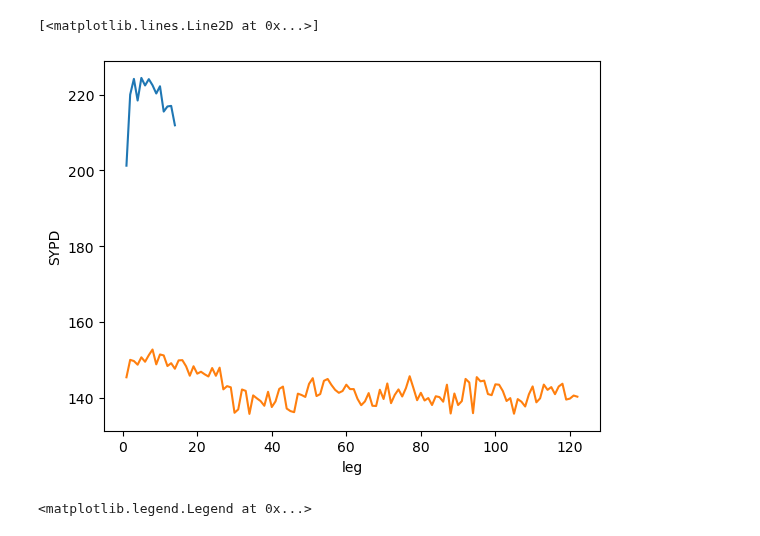
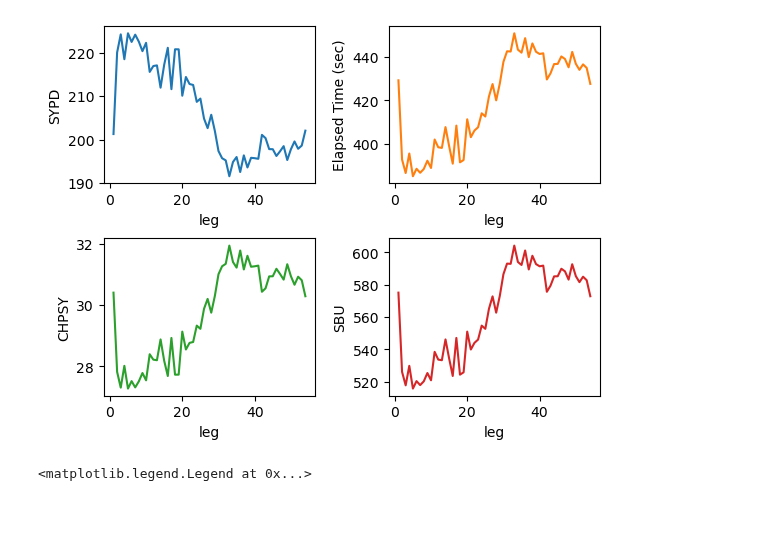
Before and after one commit to asozza/stece, a Jupyter notebook: lobs/test.ipynb, the cells around one changed output. Saved outputs shown, nothing was run; the diff lists cells and outputs as text; code cells hidden in the pictures.

Commit message:
lobs update: table and multiplots

```diff
--- a/lobs/test.ipynb
+++ b/lobs/test.ipynb
@@ -9,11 +9,9 @@ import numpy as np
 import matplotlib.pyplot as plt
 import lobs_tools as lt
 # %%
-lt.plot_sypd_vs_time('ut00', 0)
-lt.plot_sypd_vs_time('re00', 0)
+lt.multiplot_vs_time('ut00', 0)
 # %% [output]
-[<matplotlib.lines.Line2D at 0x...>]
-[figure, old version]
+[figure, new version]
 # %%
 lt.plot_sypd_vs_time('z008', 0)
 lt.plot_sypd_vs_time('sr00', 200)
```
Also changed, not shown: parts of 2 cells of this notebook, 9 other files.
